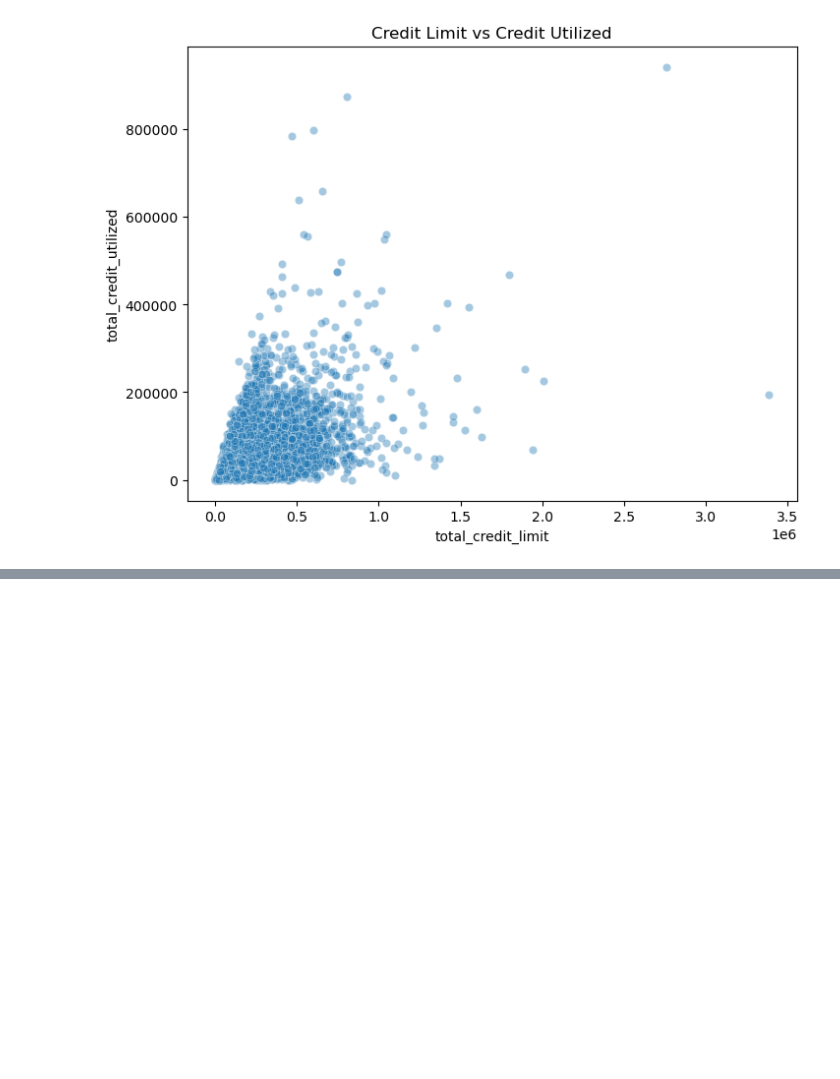
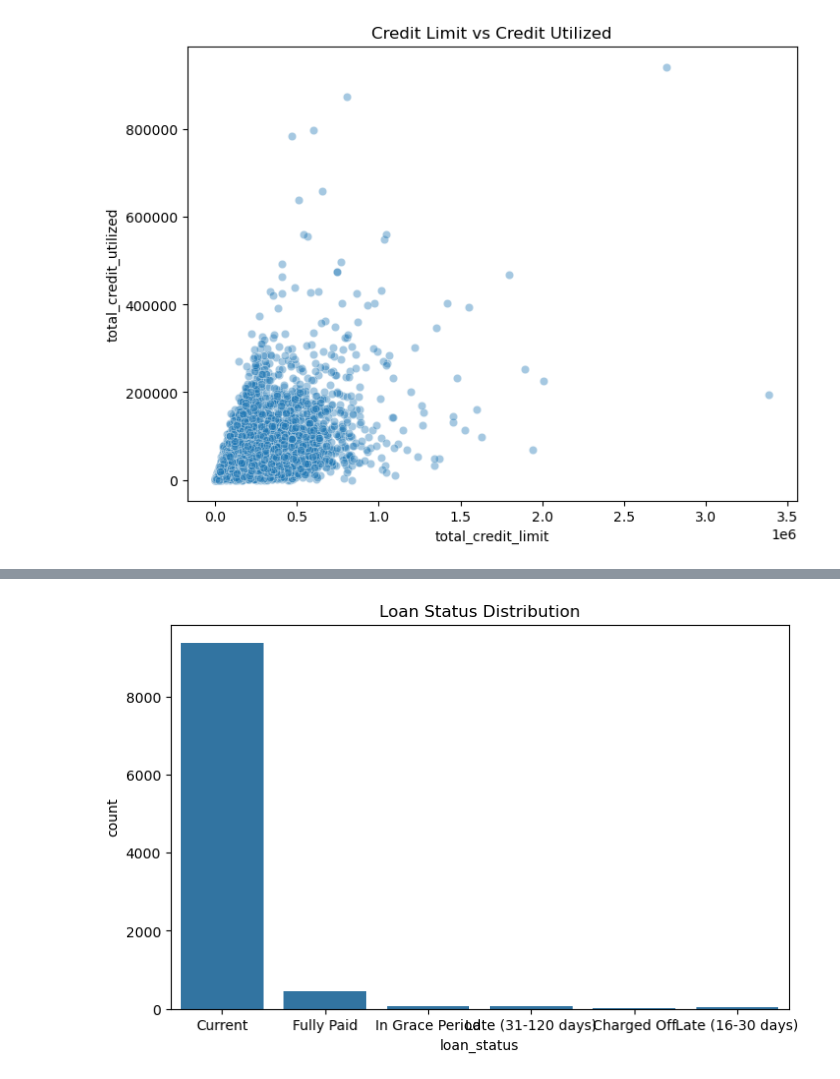
Before and after one commit to Kurodataio/Loan-Default-Prediction, a Jupyter notebook: loan-default-prediction.ipynb, the cells around one changed output, grey strips where cells are left out. Saved outputs shown, nothing was run; the diff lists cells and outputs as text; code cells hidden in the pictures; blank space fills up the shorter version.

```diff
--- a/loan-default-prediction.ipynb
+++ b/loan-default-prediction.ipynb
@@ -421,0 +429,8 @@ plt.show()
+# %%
+# Loan Status Breakdown — Performance snapshot
+plt.figure(figsize=(8,5))
+sns.countplot(data=df, x='loan_status')
+plt.title("Loan Status Distribution")
+plt.show()
+# %% [output]
+[figure, added]
```
Also changed, not shown: parts of 3 cells of this notebook.
